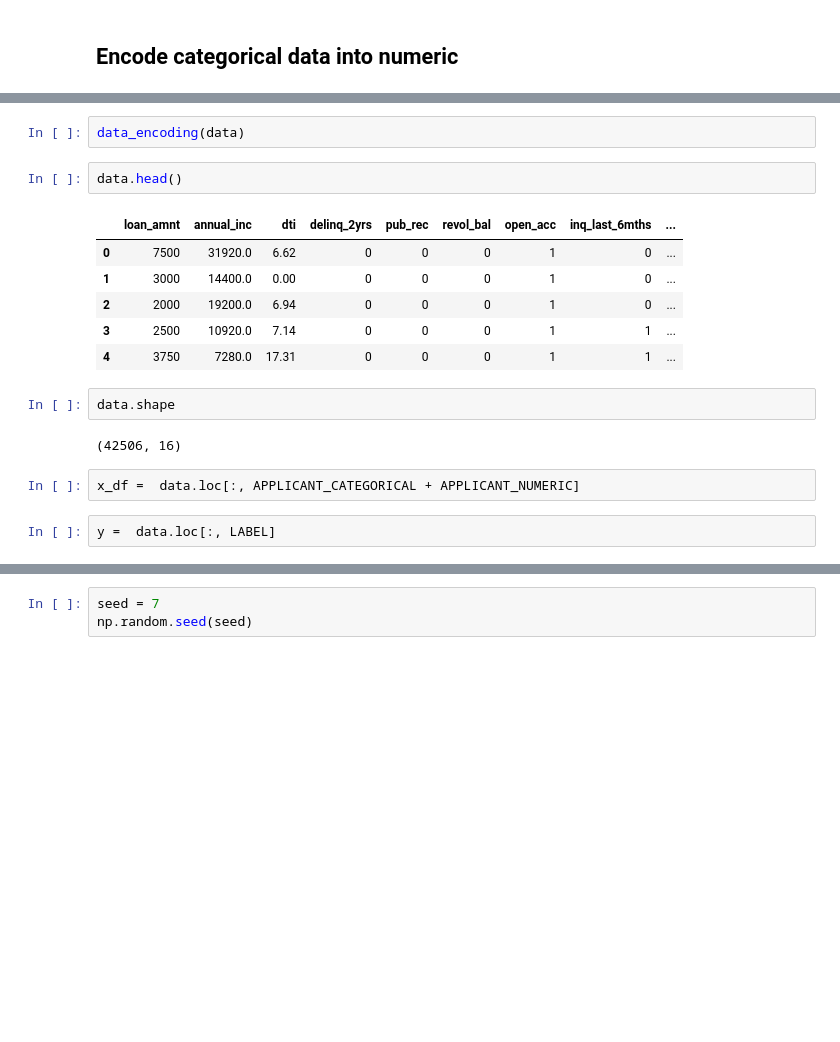
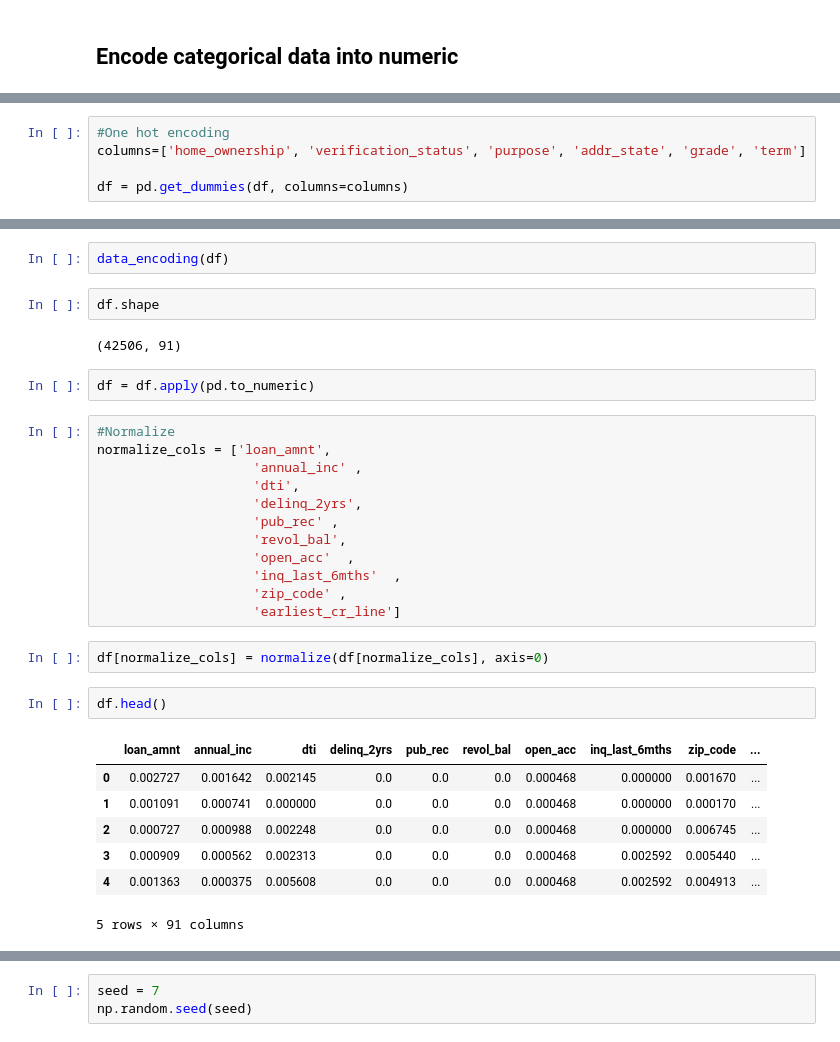
Before and after one commit to jamesliao2016/cs230-project, a Jupyter notebook: baseline.ipynb, the cells around one changed output, grey strips where cells are left out. Saved outputs shown, nothing was run; the diff lists cells and outputs as text; blank space fills up the shorter version.

```diff
--- a/baseline.ipynb
+++ b/baseline.ipynb
@@ -76,0 +68,5 @@ def data_encoding(data):
+# %%
+#One hot encoding
+columns=['home_ownership', 'verification_status', 'purpose', 'addr_state', 'grade', 'term']
+
+df = pd.get_dummies(df, columns=columns)
@@ -77,19 +82,32 @@ def data_encoding(data):
 # %%
-data_encoding(data)
+data_encoding(df)
+# %%
+df.shape
+# %% [output]
+(42506, 91)
+# %%
+df = df.apply(pd.to_numeric)
+# %%
+#Normalize
+normalize_cols = ['loan_amnt',
+                    'annual_inc' ,
+                    'dti',
+                    'delinq_2yrs',
+                    'pub_rec' ,
+                    'revol_bal',
+                    'open_acc'  ,
+                    'inq_last_6mths'  ,
+                    'zip_code' ,
+                    'earliest_cr_line']
+# %%
+df[normalize_cols] = normalize(df[normalize_cols], axis=0)
 # %%
-data.head()
+df.head()
 # %% [output]
-|  | loan_amnt | annual_inc | dti | delinq_2yrs | pub_rec | revol_bal | open_acc | inq_last_6mths | ... |
-| 0 | 7500 | 31920.0 | 6.62 | 0 | 0 | 0 | 1 | 0 | ... |
-| 1 | 3000 | 14400.0 | 0.00 | 0 | 0 | 0 | 1 | 0 | ... |
-| 2 | 2000 | 19200.0 | 6.94 | 0 | 0 | 0 | 1 | 0 | ... |
-| 3 | 2500 | 10920.0 | 7.14 | 0 | 0 | 0 | 1 | 1 | ... |
-| 4 | 3750 | 7280.0 | 17.31 | 0 | 0 | 0 | 1 | 1 | ... |
+|  | loan_amnt | annual_inc | dti | delinq_2yrs | pub_rec | revol_bal | open_acc | inq_last_6mths | zip_code | ... |
+| 0 | 0.002727 | 0.001642 | 0.002145 | 0.0 | 0.0 | 0.0 | 0.000468 | 0.000000 | 0.001670 | ... |
+| 1 | 0.001091 | 0.000741 | 0.000000 | 0.0 | 0.0 | 0.0 | 0.000468 | 0.000000 | 0.000170 | ... |
+| 2 | 0.000727 | 0.000988 | 0.002248 | 0.0 | 0.0 | 0.0 | 0.000468 | 0.000000 | 0.006745 | ... |
+| 3 | 0.000909 | 0.000562 | 0.002313 | 0.0 | 0.0 | 0.0 | 0.000468 | 0.002592 | 0.005440 | ... |
+| 4 | 0.001363 | 0.000375 | 0.005608 | 0.0 | 0.0 | 0.0 | 0.000468 | 0.002592 | 0.004913 | ... |
+5 rows × 91 columns
-# %%
-data.shape
-# %% [output]
-(42506, 16)
-# %%
-x_df =  data.loc[:, APPLICANT_CATEGORICAL + APPLICANT_NUMERIC]
-# %%
-y =  data.loc[:, LABEL]
```
Also changed, not shown: parts of 14 cells of this notebook, 2 other files.
